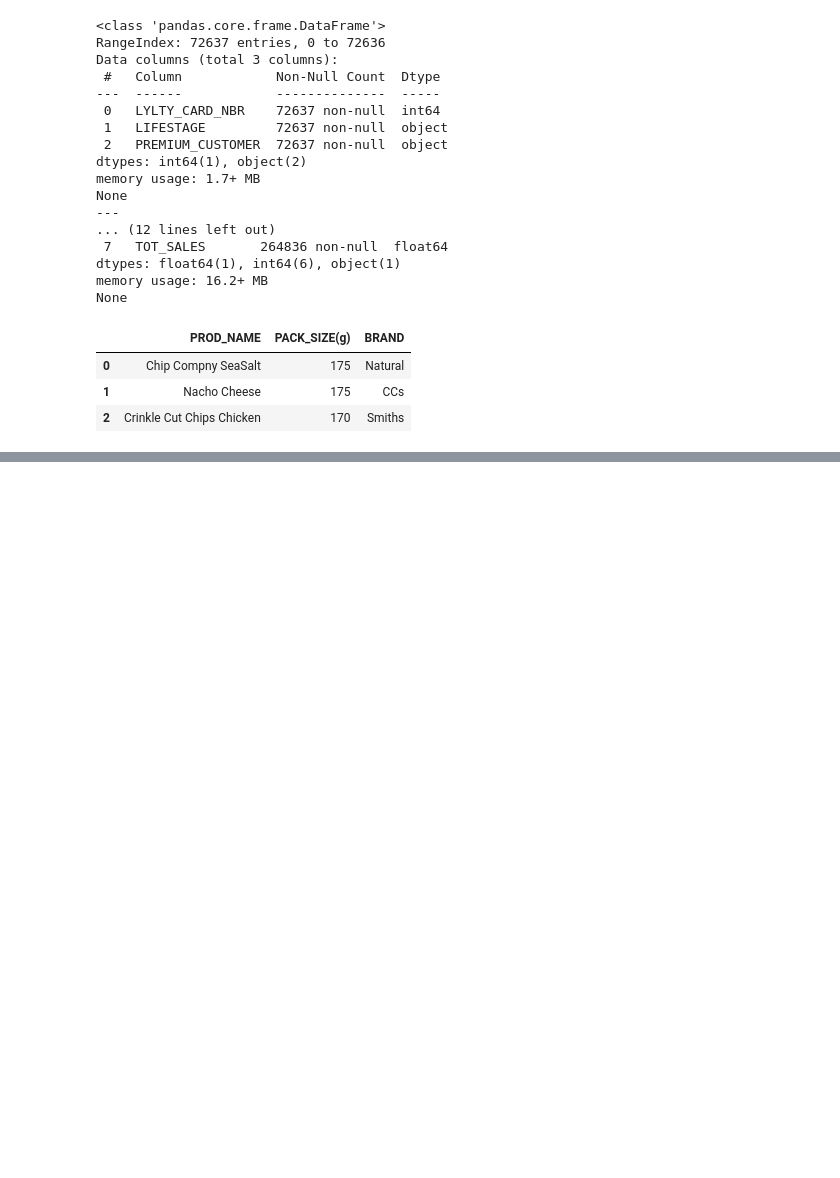
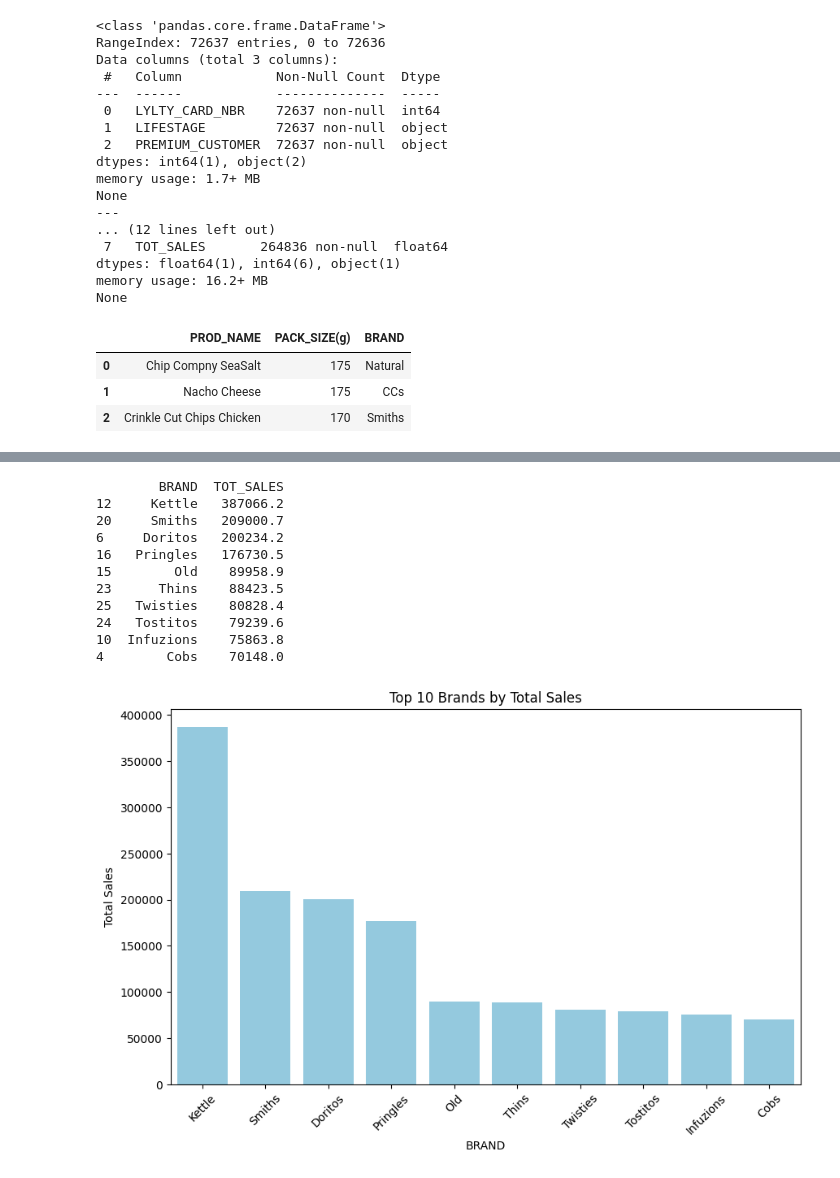
Before and after one commit to JoshuaPaul-lasisi/Quantium-Internship---Forage, a Jupyter notebook: notebooks/task 1.ipynb, the cells around one changed output, grey strips where cells are left out. Drawn from its saved outputs; the diff is of its cells as text; code cells hidden in the pictures; blank space fills up the shorter version.

```diff
--- a/notebooks/task 1.ipynb
+++ b/notebooks/task 1.ipynb
@@ -123,0 +148,29 @@ dtype: int64
+# %%
+# Calculate total sales by brand
+brand_sales = data.groupby('BRAND')['TOT_SALES'].sum().reset_index()
+
+# Sort and view the top 10 brands
+top_brands = brand_sales.sort_values(by='TOT_SALES', ascending=False).head(10)
+print(top_brands)
+
+# Create a bar plot for top 10 brands
+plt.figure(figsize=(10, 6))
+sns.barplot(data=top_brands, x='BRAND', y='TOT_SALES', color='skyblue')
+plt.title('Top 10 Brands by Total Sales')
+plt.ylabel('Total Sales')
+plt.xticks(rotation=45)
+plt.savefig(f'{image_folder}top_brands_by_sales.png')
+plt.show()
+# %% [output]
+        BRAND  TOT_SALES
+12     Kettle   387066.2
+20     Smiths   209000.7
+6     Doritos   200234.2
+16   Pringles   176730.5
+15        Old    89958.9
+23      Thins    88423.5
+25   Twisties    80828.4
+24   Tostitos    79239.6
+10  Infuzions    75863.8
+4        Cobs    70148.0
+[figure, added]
```
Also changed, not shown: parts of 4 cells of this notebook, 4 other files.
